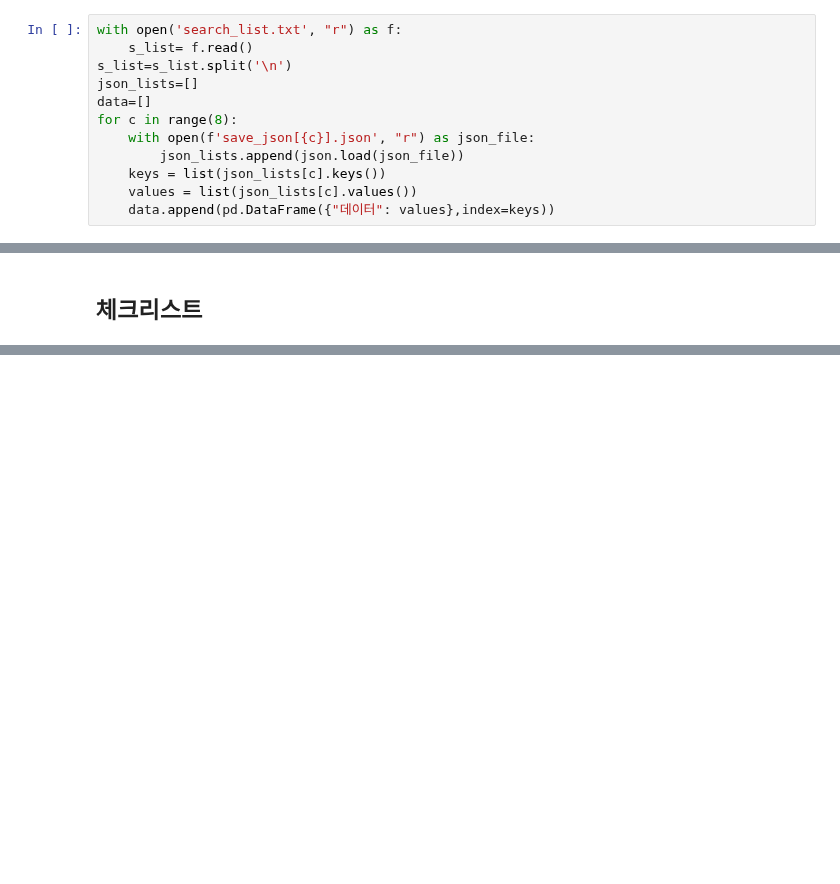
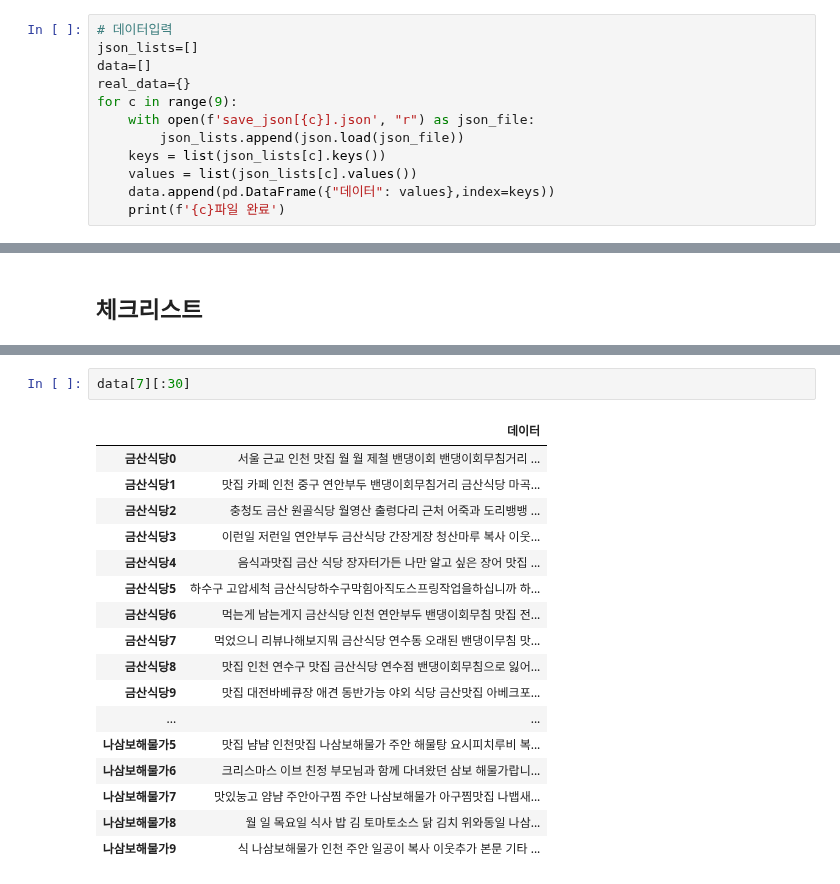
Before and after one commit to sim5132004/final, a Jupyter notebook: 03_심성보/다른곳에서 스크랩핑/최종_다른곳에서 스크랩핑/맞추기.ipynb, the cells around one changed output, grey strips where cells are left out. Cells and saved outputs as stored; diff of their text form; blank space fills up the shorter version.

```diff
--- a/03_심성보/다른곳에서 스크랩핑/최종_다른곳에서 스크랩핑/맞추기.ipynb
+++ b/03_심성보/다른곳에서 스크랩핑/최종_다른곳에서 스크랩핑/맞추기.ipynb
@@ -13,12 +23,12 @@ pattern = r'\d+'
 # %%
-with open('search_list.txt', "r") as f:
-    s_list= f.read()
-s_list=s_list.split('\n')
+# 데이터입력
 json_lists=[]
 data=[]
-for c in range(8):
+real_data={}
+for c in range(9):
     with open(f'save_json[{c}].json', "r") as json_file:
         json_lists.append(json.load(json_file))
     keys = list(json_lists[c].keys())
     values = list(json_lists[c].values())
     data.append(pd.DataFrame({"데이터": values},index=keys))
+    print(f'{c}파일 완료')
@@ -117,0 +228,20 @@ def update_keyward_from_oracle(target_url,list_name):
+# %%
+data[7][:30]
+# %% [output]
+|  | 데이터 |
+| 금산식당0 | 서울 근교 인천 맛집 월 월 제철 밴댕이회 밴댕이회무침거리 ... |
+| 금산식당1 | 맛집 카페 인천 중구 연안부두 밴댕이회무침거리 금산식당 마곡... |
+| 금산식당2 | 충청도 금산 원골식당 월영산 출렁다리 근처 어죽과 도리뱅뱅 ... |
+| 금산식당3 | 이런일 저런일 연안부두 금산식당 간장게장 청산마루 복사 이웃... |
+| 금산식당4 | 음식과맛집 금산 식당 장자터가든 나만 알고 싶은 장어 맛집 ... |
+| 금산식당5 | 하수구 고압세척 금산식당하수구막힘아직도스프링작업을하십니까 하... |
+| 금산식당6 | 먹는게 남는게지 금산식당 인천 연안부두 밴댕이회무침 맛집 전... |
+| 금산식당7 | 먹었으니 리뷰나해보지뭐 금산식당 연수동 오래된 밴댕이무침 맛... |
+| 금산식당8 | 맛집 인천 연수구 맛집 금산식당 연수점 밴댕이회무침으로 잃어... |
+| 금산식당9 | 맛집 대전바베큐장 애견 동반가능 야외 식당 금산맛집 아베크포... |
+| ... | ... |
+| 나삼보해물가5 | 맛집 냠냠 인천맛집 나삼보해물가 주안 해물탕 요시피치루비 복... |
+| 나삼보해물가6 | 크리스마스 이브 친정 부모님과 함께 다녀왔던 삼보 해물가랍니... |
+| 나삼보해물가7 | 맛있눙고 얌냠 주안아구찜 주안 나삼보해물가 아구찜맛집 나뱁새... |
+| 나삼보해물가8 | 월 일 목요일 식사 밥 김 토마토소스 닭 김치 위와동일 나삼... |
+| 나삼보해물가9 | 식 나삼보해물가 인천 주안 일공이 복사 이웃추가 본문 기타 ... |
```
Also changed, not shown: parts of 22 cells of this notebook, 22 other files.
